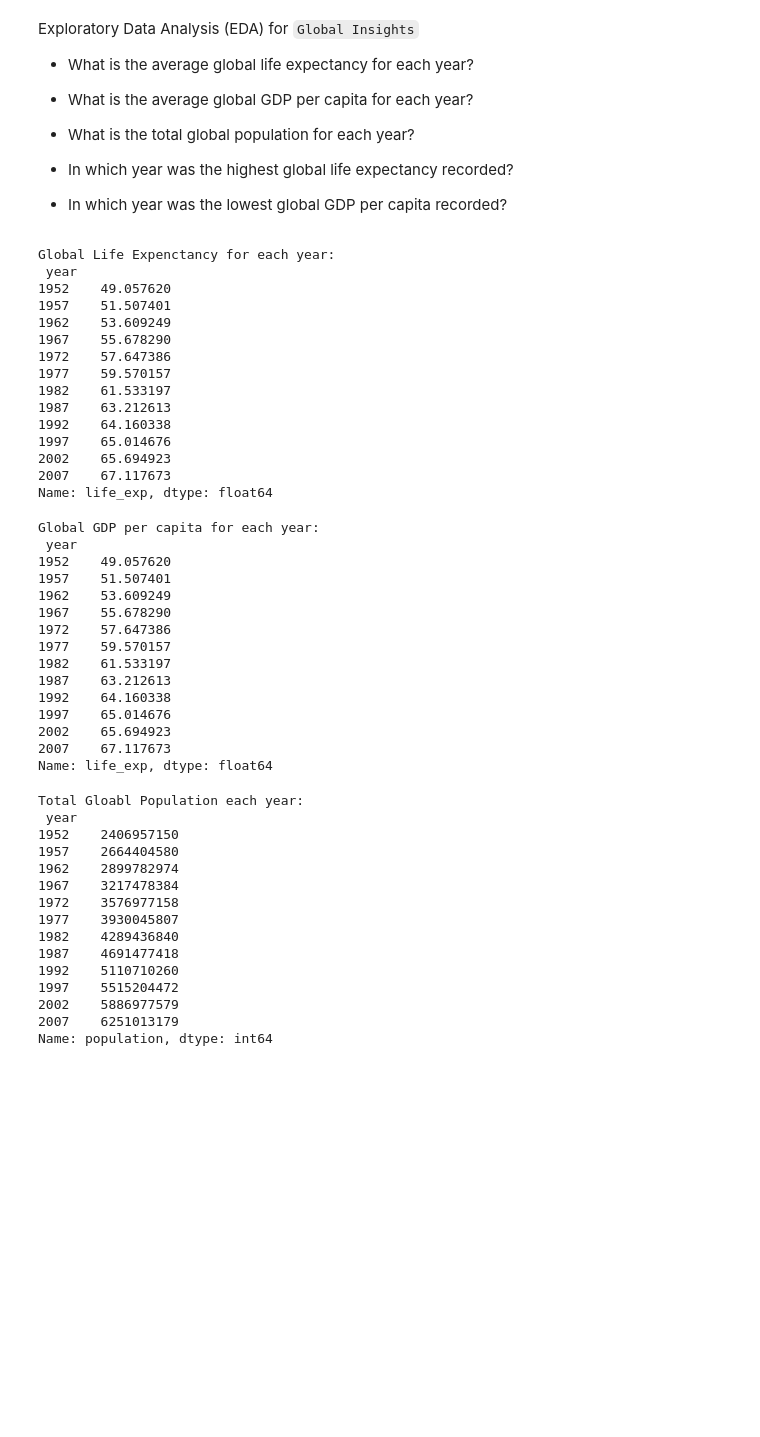
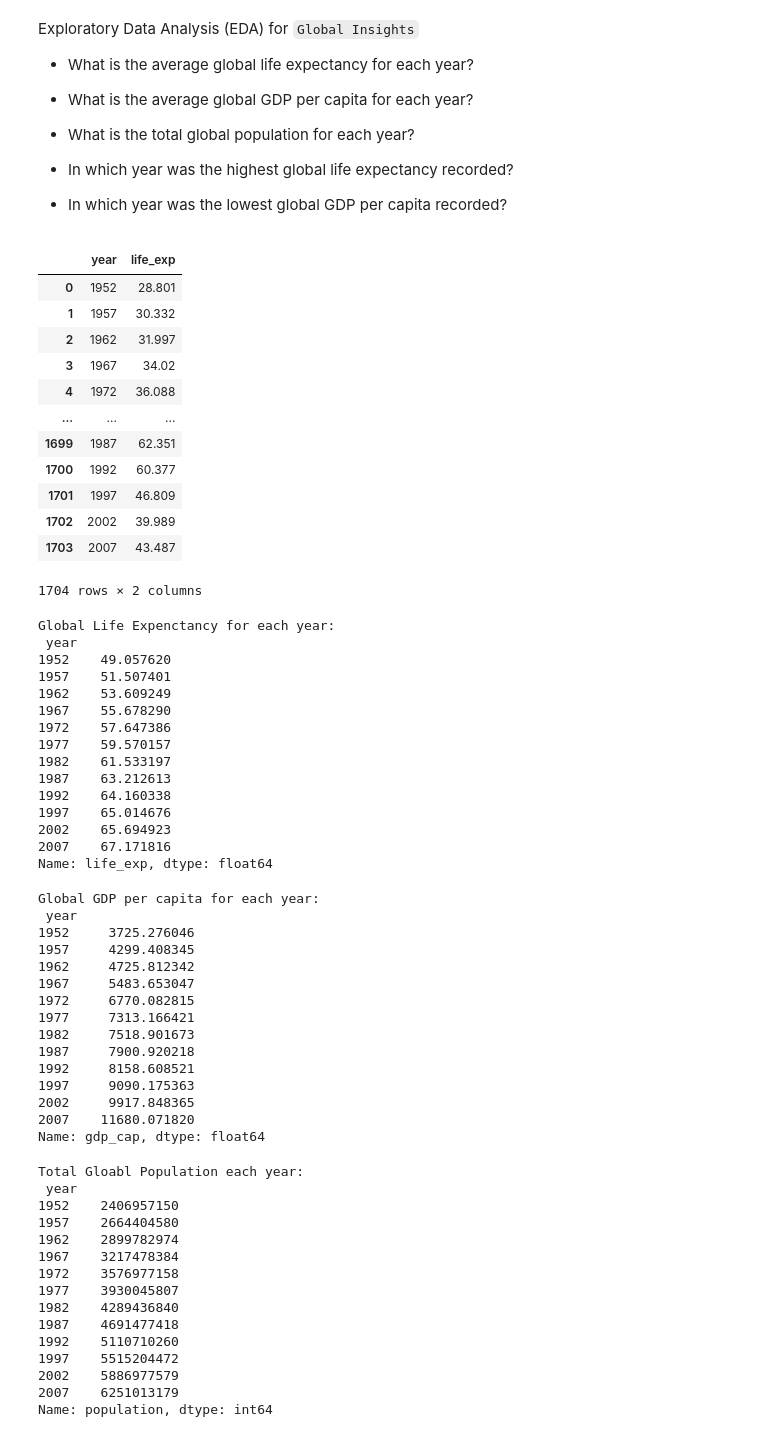
Before and after one commit to RohitKumarSain/McKinsey-Data-Analysis-with-Pandas, a Jupyter notebook: mckinsey.ipynb, the cells around one changed output. Cells and saved outputs as stored; diff of their text form; code cells hidden in the pictures; blank space fills up the shorter version.

```diff
--- a/mckinsey.ipynb
+++ b/mckinsey.ipynb
@@ -138,9 +132,26 @@ Exploratory Data Analysis (EDA) for `Global Insights`
 - In which year was the highest global life expectancy recorded?
 
 - In which year was the lowest global GDP per capita recorded?
+# %%
+data[["year","life_exp"]]
+# %% [output]
+|  | year | life_exp |
+| 0 | 1952 | 28.801 |
+| 1 | 1957 | 30.332 |
+| 2 | 1962 | 31.997 |
+| 3 | 1967 | 34.02 |
+| 4 | 1972 | 36.088 |
+| ... | ... | ... |
+| 1699 | 1987 | 62.351 |
+| 1700 | 1992 | 60.377 |
+| 1701 | 1997 | 46.809 |
+| 1702 | 2002 | 39.989 |
+| 1703 | 2007 | 43.487 |
+1704 rows × 2 columns
 # %%
 # What is the average global life expenctancy for each year?
-avg_global_life_exp = data.groupby("year")["life_exp"].mean()
+data["life_exp"] = pd.to_numeric(data["life_exp"], errors="coerce")
+avg_global_life_exp = (data.groupby("year")["life_exp"]).mean()
 print("Global Life Expenctancy for each year: \n",avg_global_life_exp)
 # %% [output]
 Global Life Expenctancy for each year:
@@ -156,28 +167,28 @@ Global Life Expenctancy for each year:
 1992    64.160338
 1997    65.014676
 2002    65.694923
-2007    67.117673
+2007    67.171816
 Name: life_exp, dtype: float64
 # %%
 # What is the average global GDP per capita for each year?
-avg_global_gdp_cap = data.groupby("year")["life_exp"].mean()
+avg_global_gdp_cap = data.groupby("year")["gdp_cap"].mean()
 print("Global GDP per capita for each year: \n",avg_global_gdp_cap)
 # %% [output]
 Global GDP per capita for each year:
  year
-1952    49.057620
-1957    51.507401
-1962    53.609249
-1967    55.678290
-1972    57.647386
-1977    59.570157
-1982    61.533197
-1987    63.212613
-1992    64.160338
-1997    65.014676
-2002    65.694923
-2007    67.117673
-Name: life_exp, dtype: float64
+1952     3725.276046
+1957     4299.408345
+1962     4725.812342
+1967     5483.653047
+1972     6770.082815
+1977     7313.166421
+1982     7518.901673
+1987     7900.920218
+1992     8158.608521
+1997     9090.175363
+2002     9917.848365
+2007    11680.071820
+Name: gdp_cap, dtype: float64
 # %%
 # What is the total global population for each year?
 total_global_population = data.groupby("year")["population"].sum()
```
Also changed, not shown: parts of 9 cells of this notebook.
